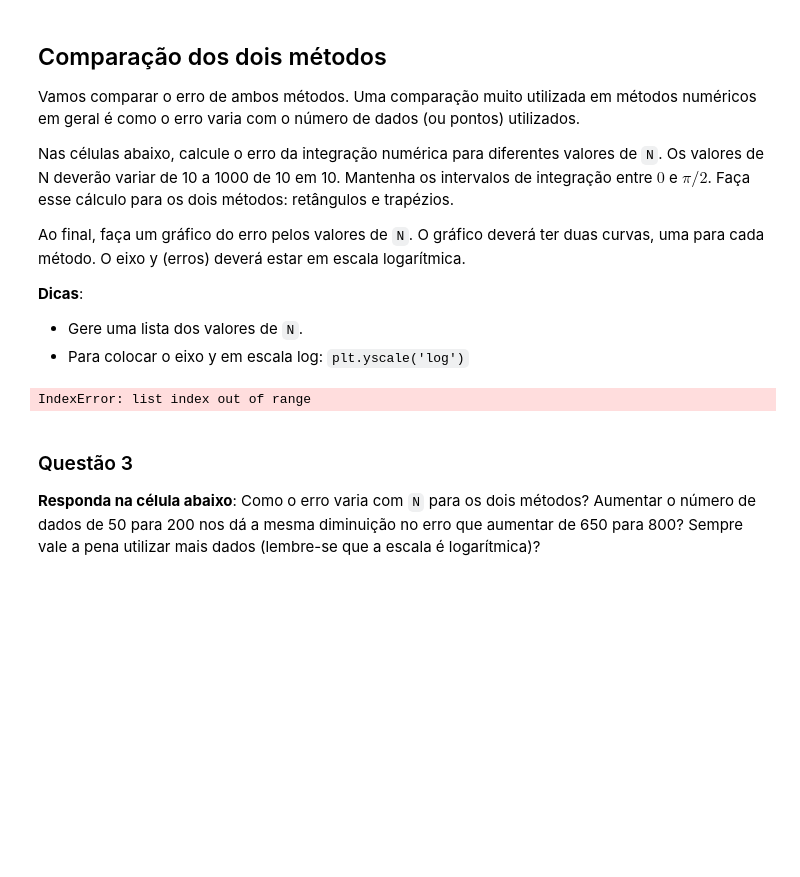
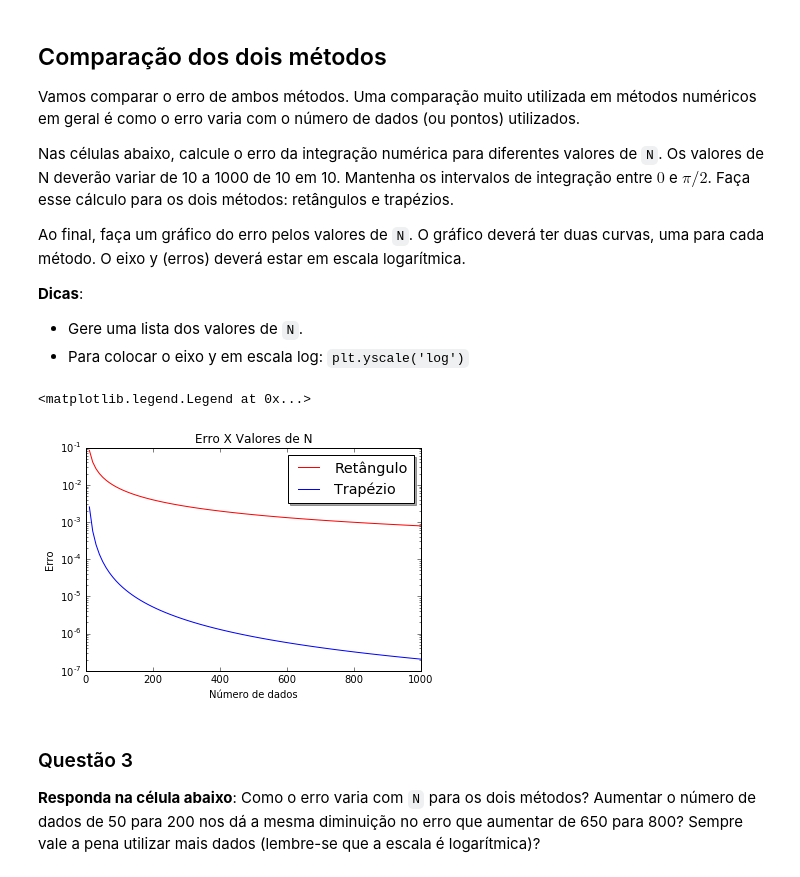
Before and after one commit to mat-esp-2016/integracao-numerica-carlosjessicathais6, a Jupyter notebook: tarefa-integracao.ipynb, the cells around one changed output. Cells and saved outputs as stored; diff of their text form; code cells hidden in the pictures; blank space fills up the shorter version.

```diff
--- a/tarefa-integracao.ipynb
+++ b/tarefa-integracao.ipynb
@@ -185,6 +185,7 @@ Ao final, faça um gráfico do erro pelos valores de `N`. O gráfico deverá ter
 lista_N = []
 erro_retangulo = []
 erro_trapezio = []
+
 for N in range (10, 1010, 10):
     intervalo = (fim - inicio)/(N-1)
     dados = []
@@ -192,34 +193,35 @@ for N in range (10, 1010, 10):
     lista_N.append(N)
     for d in range (N):
         t = inicio + d*intervalo
-        tempos.append(math.cos(t))
+        tempos.append(t)
+        dados.append(math.cos(t))
     areas = []
     for i in range (0, N, 1):
-        area = intervalo * dado
+        area = intervalo * dados[i]
         areas.append(area)
         integral = sum(areas)
         erro_1 = abs (1 - integral)
     erro_retangulo.append(erro_1)
 
     areas_trapezio = []
-    for j in range (0, N-1, 1):
-        dado_med = (dados[j]+dados[j+1])/2
-        area_trapezio = intervalo * dado_med
-        areas_trapezio.append(area_trapezio)
-        integral_trapezio = sum(areas_trapezio)
-        erro_2 = abs(1 - integral_trapezio)
+    for i in range(0, N-1, 1):
+        area_trapezio = intervalo * ((dados[i] + dados[i+1])/2)
+        areas_trapezio.append (area_trapezio)
+        integral_trapezio = (sum(areas_trapezio))
+        erro_2 = abs (1 - integral_trapezio)
     erro_trapezio.append(erro_2)
-# %% [output]
-IndexError: list index out of range
 # %%
 plt.figure()
 plt.plot(lista_N, erro_retangulo, "-r", label= "Retângulo")
 plt.plot(lista_N, erro_trapezio, "-b", label= "Trapézio")
-plt.title(Erro X Valores de N)
+plt.title("Erro X Valores de N")
 plt.xlabel("Número de dados")
 plt.yscale("log")
 plt.ylabel("Erro")
-legenda: plt.legend(loc="upper right", shadow = true, fontsize= "x-large")
+plt.legend(loc="upper right", shadow = 'true', fontsize= "x-large")
+# %% [output]
+<matplotlib.legend.Legend at 0x...>
+[figure, added]
 # %% [markdown]
 ### Questão 3
 **Responda na célula abaixo**: Como o erro varia com `N` para os dois métodos? Aumentar o número de dados de 50 para 200 nos dá a mesma diminuição no erro que aumentar de 650 para 800? Sempre vale a pena utilizar mais dados (lembre-se que a escala é logarítmica)?
```
